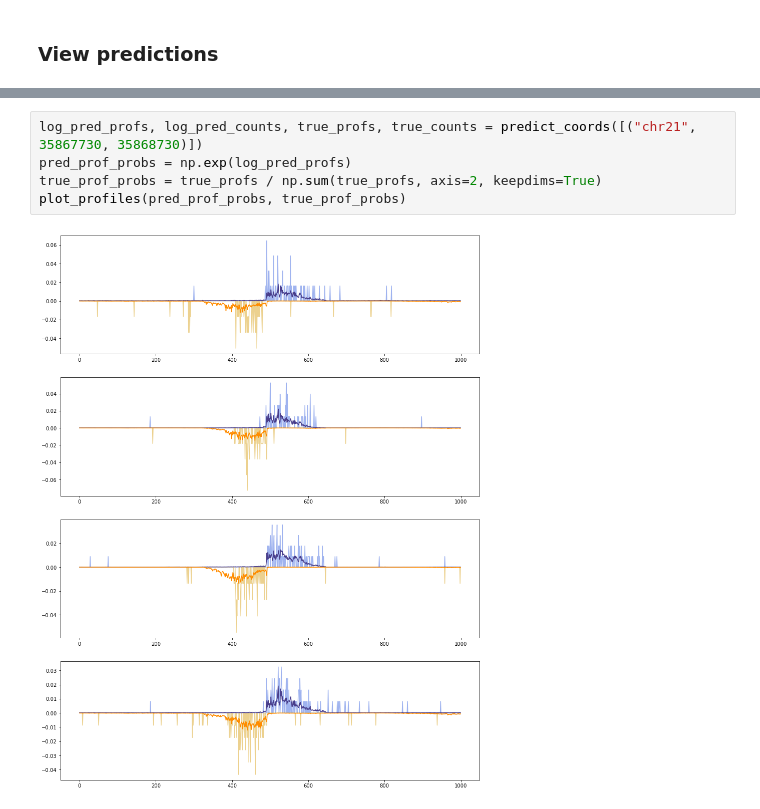
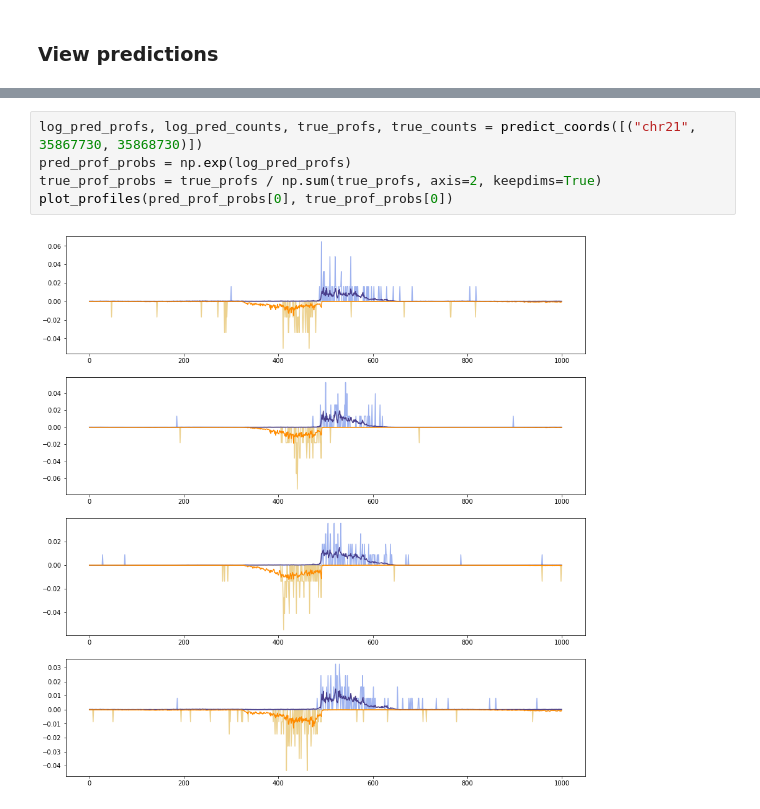
Before and after one commit to amtseng/fourier_attribution_priors, a Jupyter notebook: notebooks/predict_profiles.ipynb, the cells around one changed output, grey strips where cells are left out. Cells and saved outputs as stored; diff of their text form.

```diff
--- a/notebooks/predict_profiles.ipynb
+++ b/notebooks/predict_profiles.ipynb
@@ -160,10 +171,10 @@ plot_profiles(pred_prof_probs, true_prof_probs)
 # %%
 log_pred_profs, log_pred_counts, true_profs, true_counts = predict_coords([("chr21", 35867730, 35868730)])
 pred_prof_probs = np.exp(log_pred_profs)
 true_prof_probs = true_profs / np.sum(true_profs, axis=2, keepdims=True)
-plot_profiles(pred_prof_probs, true_prof_probs)
+plot_profiles(pred_prof_probs[0], true_prof_probs[0])
 # %% [output]
-[figure, old version]
+[figure, new version]
 # %%
 log_pred_profs, log_pred_counts, true_profs, true_counts = predict_coords([("chr8", 9551821, 9552821)])
 pred_prof_probs = np.exp(log_pred_profs)
```
Also changed, not shown: parts of 9 cells of this notebook, 6 other files.
